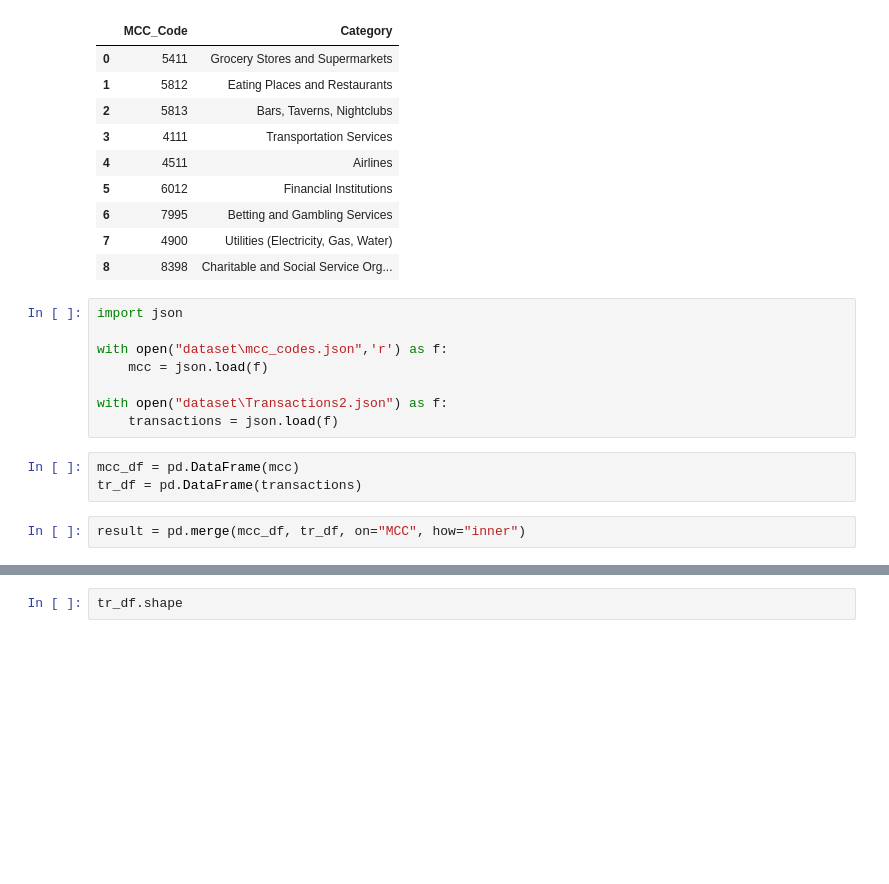
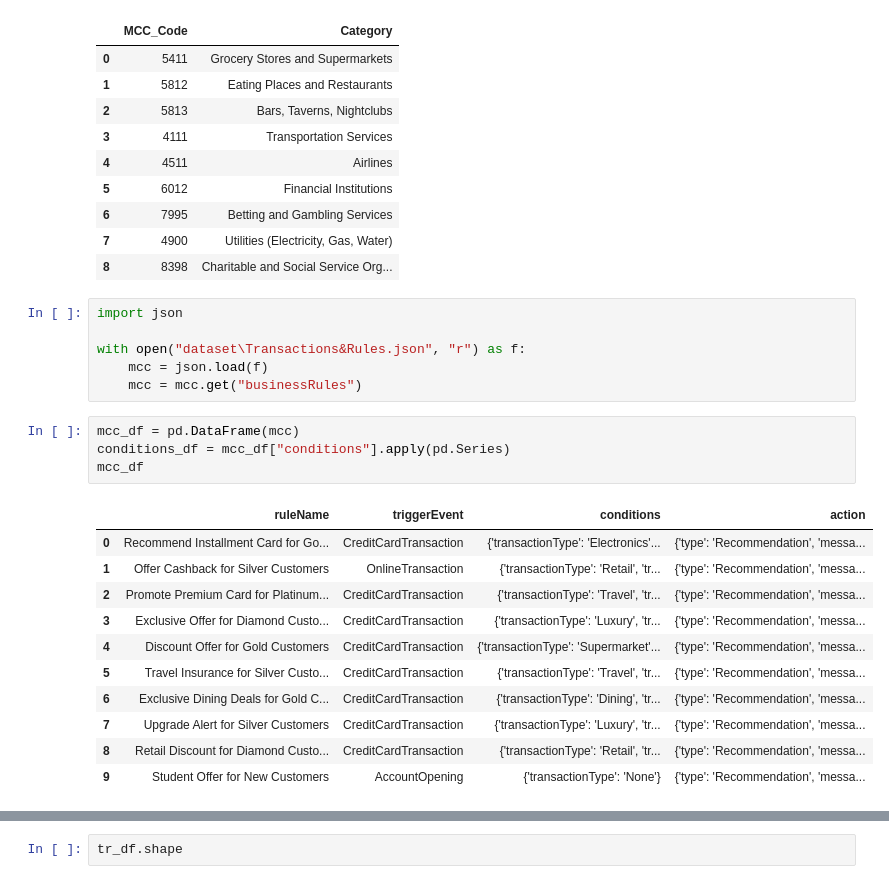
Before and after one commit to Galal-pic/Real-Time-Preprocessing, a Jupyter notebook: credit-card.ipynb, the cells around one changed output, grey strips where cells are left out. Cells and saved outputs as stored; diff of their text form; blank space fills up the shorter version.

```diff
--- a/credit-card.ipynb
+++ b/credit-card.ipynb
@@ -60,13 +67,22 @@ mcc_df
 # %%
 import json
 
-with open("dataset\mcc_codes.json",'r') as f:
+with open("dataset\Transactions&Rules.json", "r") as f:
     mcc = json.load(f)
-
-with open("dataset\Transactions2.json") as f:
-    transactions = json.load(f)
+    mcc = mcc.get("businessRules")
 # %%
 mcc_df = pd.DataFrame(mcc)
-tr_df = pd.DataFrame(transactions)
+conditions_df = mcc_df["conditions"].apply(pd.Series)
+mcc_df
+# %% [output]
+|  | ruleName | triggerEvent | conditions | action |
+| 0 | Recommend Installment Card for Go... | CreditCardTransaction | {'transactionType': 'Electronics'... | {'type': 'Recommendation', 'messa... |
+| 1 | Offer Cashback for Silver Customers | OnlineTransaction | {'transactionType': 'Retail', 'tr... | {'type': 'Recommendation', 'messa... |
+| 2 | Promote Premium Card for Platinum... | CreditCardTransaction | {'transactionType': 'Travel', 'tr... | {'type': 'Recommendation', 'messa... |
+| 3 | Exclusive Offer for Diamond Custo... | CreditCardTransaction | {'transactionType': 'Luxury', 'tr... | {'type': 'Recommendation', 'messa... |
+| 4 | Discount Offer for Gold Customers | CreditCardTransaction | {'transactionType': 'Supermarket'... | {'type': 'Recommendation', 'messa... |
+| 5 | Travel Insurance for Silver Custo... | CreditCardTransaction | {'transactionType': 'Travel', 'tr... | {'type': 'Recommendation', 'messa... |
+| 6 | Exclusive Dining Deals for Gold C... | CreditCardTransaction | {'transactionType': 'Dining', 'tr... | {'type': 'Recommendation', 'messa... |
+| 7 | Upgrade Alert for Silver Customers | CreditCardTransaction | {'transactionType': 'Luxury', 'tr... | {'type': 'Recommendation', 'messa... |
+| 8 | Retail Discount for Diamond Custo... | CreditCardTransaction | {'transactionType': 'Retail', 'tr... | {'type': 'Recommendation', 'messa... |
+| 9 | Student Offer for New Customers | AccountOpening | {'transactionType': 'None'} | {'type': 'Recommendation', 'messa... |
-# %%
-result = pd.merge(mcc_df, tr_df, on="MCC", how="inner")
```
Also changed, not shown: parts of 7 cells of this notebook, 7 other files.
